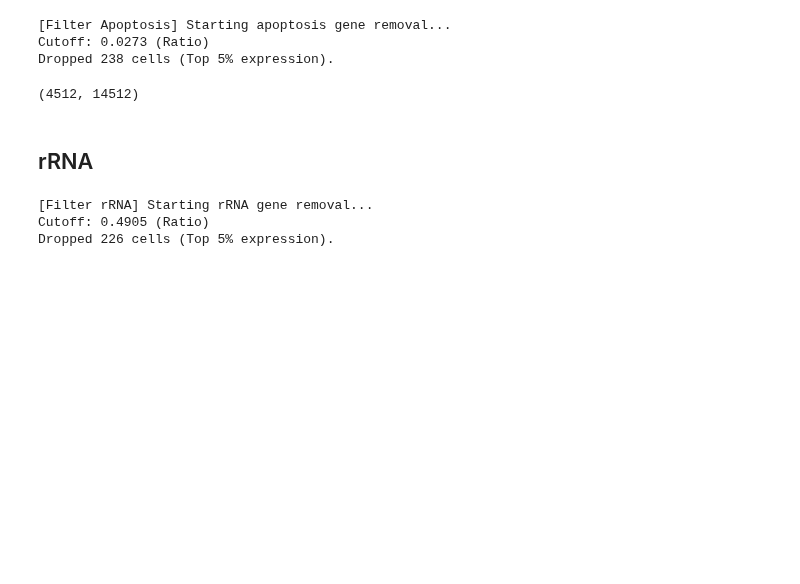
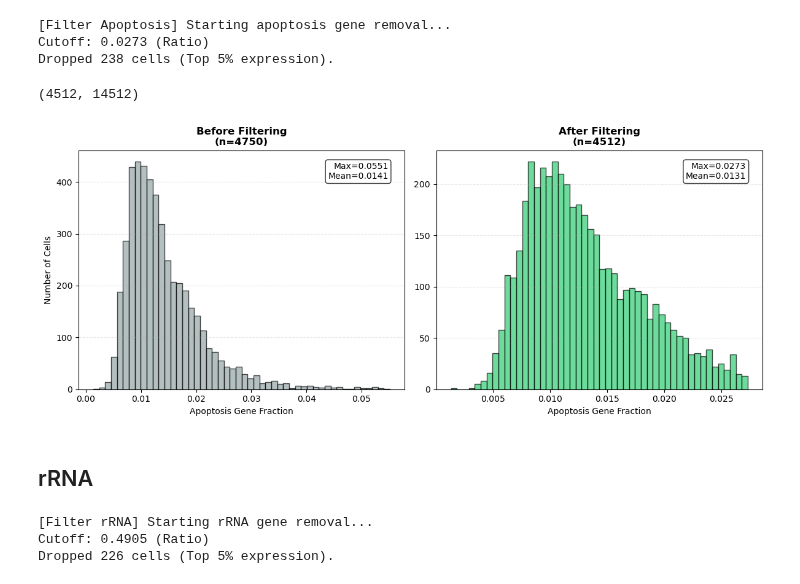
Before and after one commit to ikotsov/Clustering-Benchmarking-scRNAseq, a Jupyter notebook: notebooks/preprocessing_walkthrough.ipynb, the cells around one changed output. Saved outputs shown, nothing was run; the diff lists cells and outputs as text; code cells hidden in the pictures; blank space fills up the shorter version.

```diff
--- a/notebooks/preprocessing_walkthrough.ipynb
+++ b/notebooks/preprocessing_walkthrough.ipynb
@@ -114,6 +122,15 @@ data_apoptosis_filtered.shape
 Cutoff: 0.0273 (Ratio)
 Dropped 238 cells (Top 5% expression).
 (4512, 14512)
+# %%
+plot_filtering_effect(
+    data_before=data_mito_filtered,
+    data_after=data_apoptosis_filtered,
+    gene_list=genes.APOPTOSIS_GENES,
+    metric_name="Apoptosis Gene Fraction"
+)
+# %% [output]
+[figure, added]
 # %% [markdown]
 ## rRNA
 # %%
```
Also changed, not shown: parts of 4 cells of this notebook.
